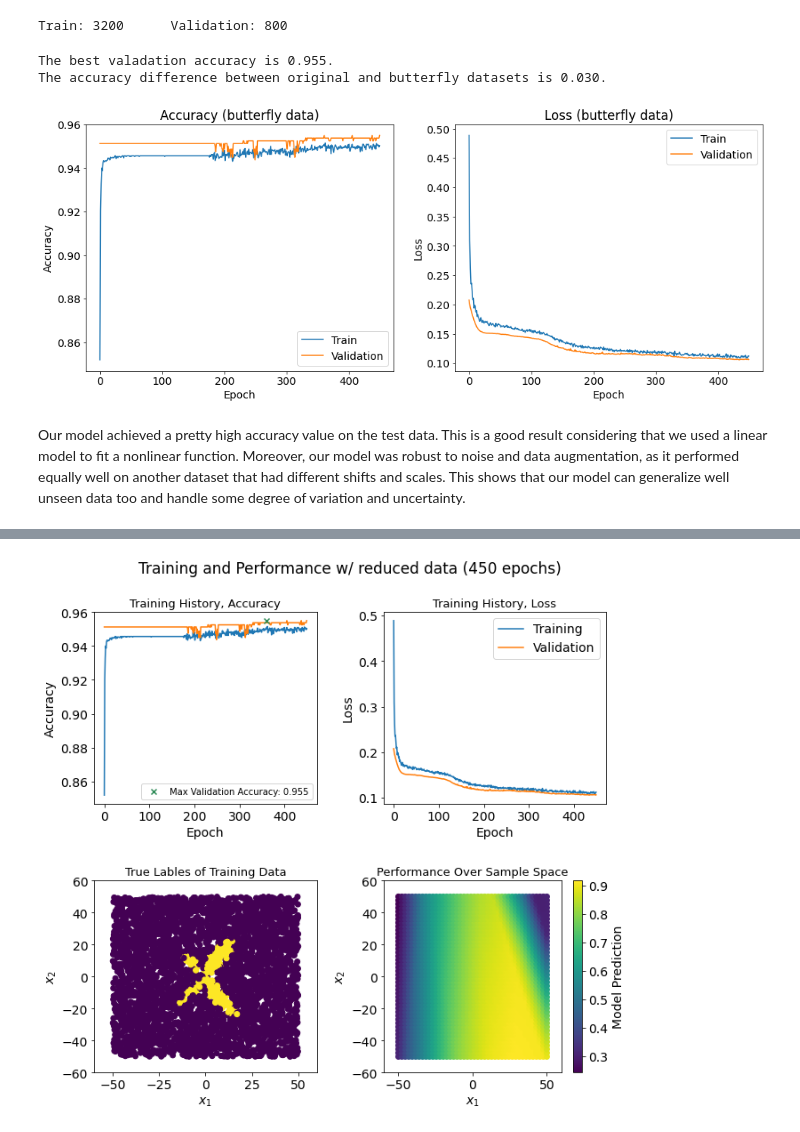
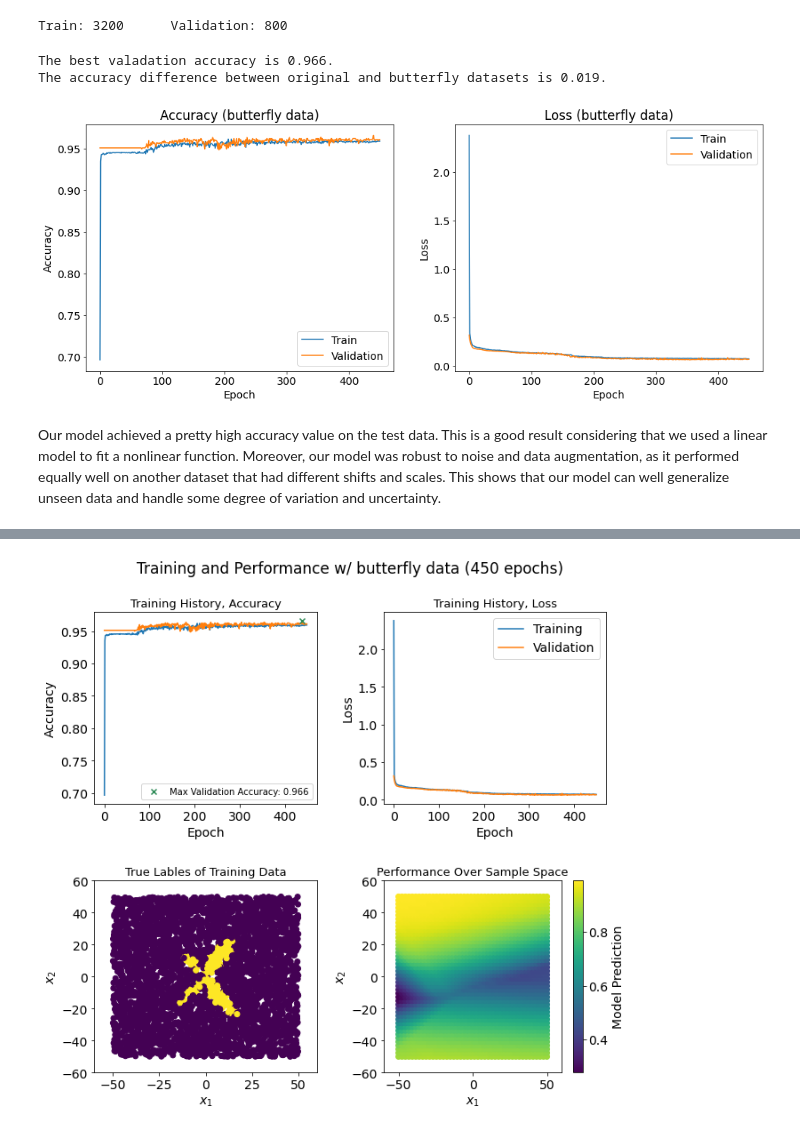
Before and after one commit to Berto70/comp_lab_b, a Jupyter notebook: assignments/group2307_exercise1.ipynb, the cells around one changed output, grey strips where cells are left out. Saved outputs shown, nothing was run; the diff lists cells and outputs as text; code cells hidden in the pictures.

```diff
--- a/assignments/group2307_exercise1.ipynb
+++ b/assignments/group2307_exercise1.ipynb
@@ -1362,7 +1380,7 @@ plt.show()
 # %%
 Per_train = 0.8
-N = len(x)
-L = len(x[0])
+N = len(x_shape)
+L = len(x_shape[0])
 N_train = int(Per_train*N)
 print("Number of samples in the butterfly dataset:", N)
 print("Number of samples in the train butterfly dataset:", N_train)
@@ -1403,9 +1421,9 @@ batch_size = best_batch_size
 fit_shape = best_model.fit(x_train_shape, y_train_shape, epochs=epochs, batch_size=batch_size, validation_data=(x_valid_shape, y_valid_shape), verbose=False)
 # %%
-# Printing the max validation accurancy for the increased dataset and
+# Printing the max validation accurancy for the butterfly dataset and
 # the difference w/ the one of original dataset
 max_val_acc_shape = np.max(fit_shape.history['val_accuracy'])
-print('The best valadation accuracy is %.3f.' %(max_val_acc_shape))
+print('The best validation accuracy is %.3f.' %(max_val_acc_shape))
 print('The accuracy difference between original and butterfly datasets is %.3f.' %((max_val_acc-max_val_acc_shape)))
 
 # Creating the plots
@@ -1431,11 +1449,11 @@ ax2.legend(['Train', 'Validation'])
 
 plt.show()
 # %% [output]
-The best valadation accuracy is 0.955.
-The accuracy difference between original and butterfly datasets is 0.030.
+The best valadation accuracy is 0.966.
+The accuracy difference between original and butterfly datasets is 0.019.
-[figure, old version]
+[figure, new version]
 # %% [markdown]
-Our model achieved a pretty high accuracy value on the test data. This is a good result considering that we used a linear model to fit a nonlinear function. Moreover, our model was robust to noise and data augmentation, as it performed equally well on another dataset that had different shifts and scales. This shows that our model can generalize well unseen data too and handle some degree of variation and uncertainty.
+Our model achieved a pretty high accuracy value on the test data. This is a good result considering that we used a linear model to fit a nonlinear function. Moreover, our model was robust to noise and data augmentation, as it performed equally well on another dataset that had different shifts and scales. This shows that our model can well generalize unseen data and handle some degree of variation and uncertainty.
 # %%
 # Defining a grid to represent the sample space
 dX = 2 #number of dimensions of the data
@@ -1459,11 +1477,11 @@ pred = best_model.predict(grid_r)
 plt.rcParams['font.size'] = 14
 max_val_acc_shape = np.max(fit_shape.history['val_accuracy'])
 max_val_epoch_shape = np.argmax(fit_shape.history['val_accuracy'])
-print('The best valadation accuracy, %.3f, was achieved on the %uth epoch.' %(max_val_acc_shape, max_val_epoch_shape))
+print('The best validation accuracy, %.3f, was achieved on the %uth epoch.' %(max_val_acc_shape, max_val_epoch_shape))
 
 # Plot perfomance vs epochs
 fig, AX = plt.subplots(2, 2, figsize=(8, 8))
-fig.suptitle('Training and Performance w/ reduced data (450 epochs)', y=1, fontsize=17)
+fig.suptitle('Training and Performance w/ butterfly data (450 epochs)', y=1, fontsize=17)
 
 # Training History, Accuracy
 ax = AX[0][0]
@@ -1525,4 +1543,4 @@ The best valadation accuracy, 0.955, was achieved on the 360th epoch.
-[figure, old version]
+[figure, new version]
 # %%
 # Predicting the labels for the validation set
 y_pred = best_model.predict(x_valid_shape)
```
Also changed, not shown: parts of 58 cells of this notebook.
